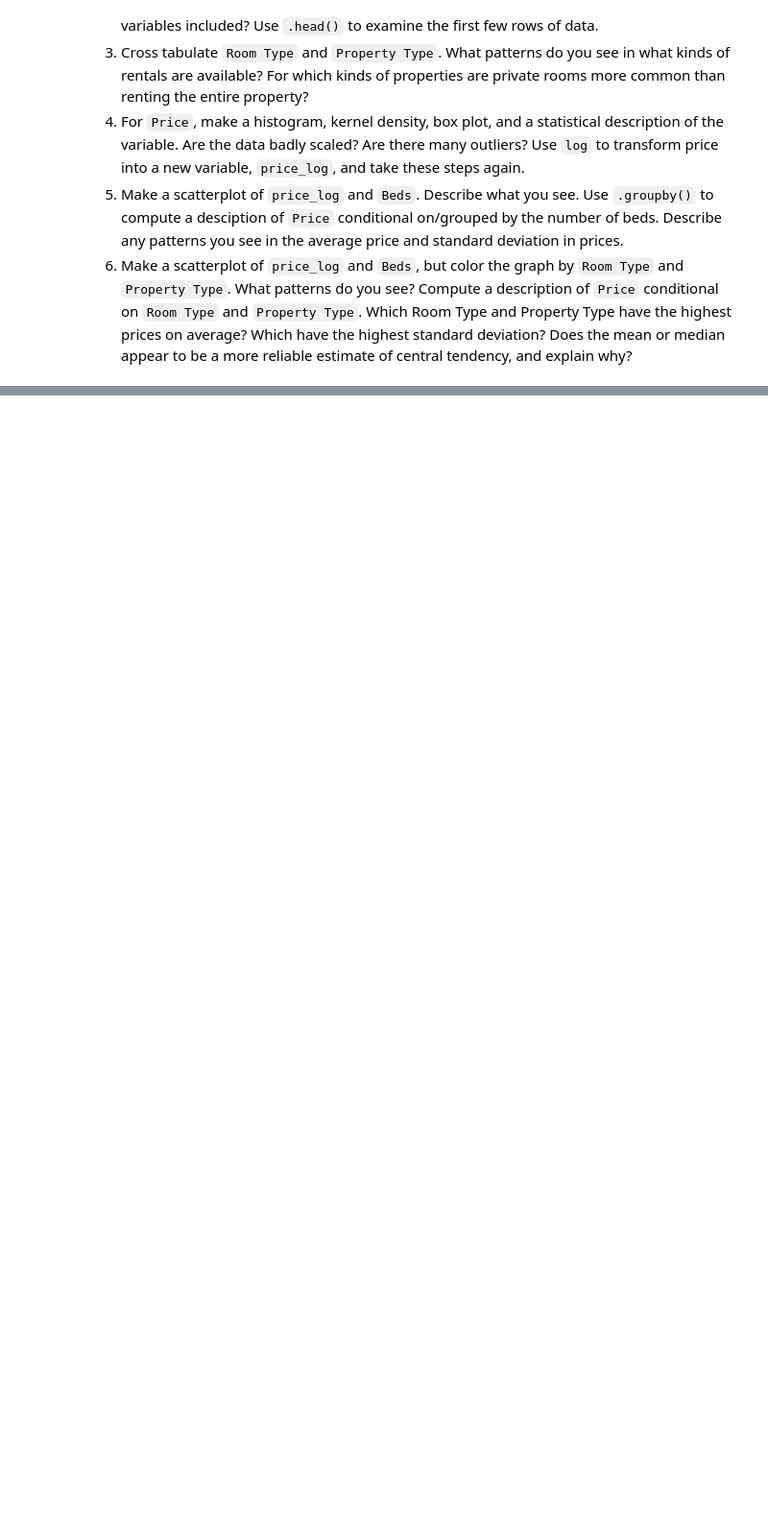
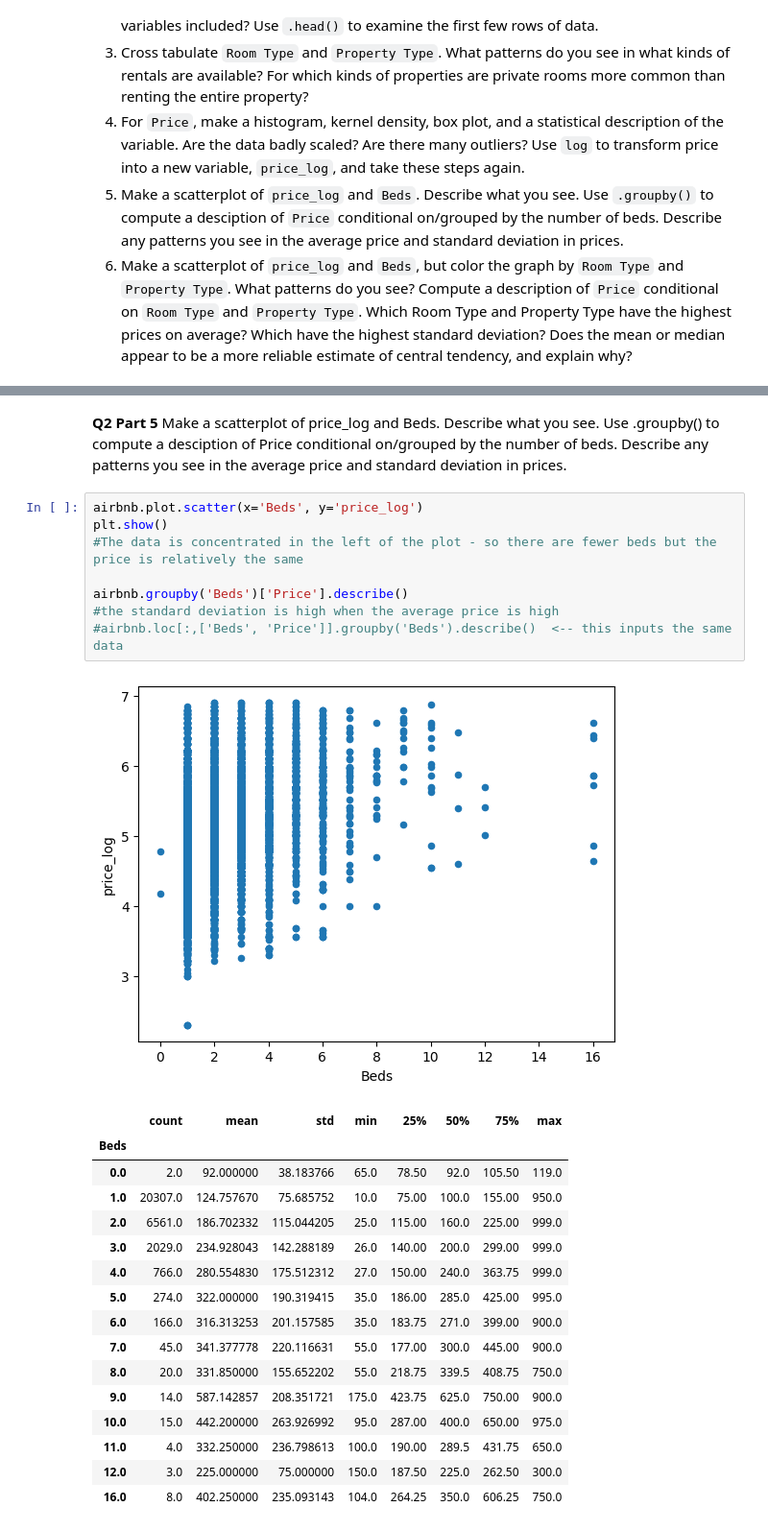
Before and after one commit to ap-vp/eda_assignment, a Jupyter notebook: assignment.ipynb, the cells around one changed output, grey strips where cells are left out. Shown at 96% size. Drawn from its saved outputs; the diff is of its cells as text; blank space fills up the shorter version.

```diff
--- a/assignment.ipynb
+++ b/assignment.ipynb
@@ -42,0 +138,29 @@ FileNotFoundError: [Errno 2] No such file or directory: './airbnb_hw(1).csv'
+# %% [markdown]
+**Q2 Part 5**
+Make a scatterplot of price_log and Beds. Describe what you see. Use .groupby() to compute a desciption of Price conditional on/grouped by the number of beds. Describe any patterns you see in the average price and standard deviation in prices.
+# %%
+airbnb.plot.scatter(x='Beds', y='price_log')
+plt.show()
+#The data is concentrated in the left of the plot - so there are fewer beds but the price is relatively the same
+
+airbnb.groupby('Beds')['Price'].describe()
+#the standard deviation is high when the average price is high
+#airbnb.loc[:,['Beds', 'Price']].groupby('Beds').describe()  <-- this inputs the same data
+# %% [output]
+[figure, added]
+|  | count | mean | std | min | 25% | 50% | 75% | max |
+| Beds |  |  |  |  |  |  |  |  |
+| 0.0 | 2.0 | 92.000000 | 38.183766 | 65.0 | 78.50 | 92.0 | 105.50 | 119.0 |
+| 1.0 | 20307.0 | 124.757670 | 75.685752 | 10.0 | 75.00 | 100.0 | 155.00 | 950.0 |
+| 2.0 | 6561.0 | 186.702332 | 115.044205 | 25.0 | 115.00 | 160.0 | 225.00 | 999.0 |
+| 3.0 | 2029.0 | 234.928043 | 142.288189 | 26.0 | 140.00 | 200.0 | 299.00 | 999.0 |
+| 4.0 | 766.0 | 280.554830 | 175.512312 | 27.0 | 150.00 | 240.0 | 363.75 | 999.0 |
+| 5.0 | 274.0 | 322.000000 | 190.319415 | 35.0 | 186.00 | 285.0 | 425.00 | 995.0 |
+| 6.0 | 166.0 | 316.313253 | 201.157585 | 35.0 | 183.75 | 271.0 | 399.00 | 900.0 |
+| 7.0 | 45.0 | 341.377778 | 220.116631 | 55.0 | 177.00 | 300.0 | 445.00 | 900.0 |
+| 8.0 | 20.0 | 331.850000 | 155.652202 | 55.0 | 218.75 | 339.5 | 408.75 | 750.0 |
+| 9.0 | 14.0 | 587.142857 | 208.351721 | 175.0 | 423.75 | 625.0 | 750.00 | 900.0 |
+| 10.0 | 15.0 | 442.200000 | 263.926992 | 95.0 | 287.00 | 400.0 | 650.00 | 975.0 |
+| 11.0 | 4.0 | 332.250000 | 236.798613 | 100.0 | 190.00 | 289.5 | 431.75 | 650.0 |
+| 12.0 | 3.0 | 225.000000 | 75.000000 | 150.0 | 187.50 | 225.0 | 262.50 | 300.0 |
+| 16.0 | 8.0 | 402.250000 | 235.093143 | 104.0 | 264.25 | 350.0 | 606.25 | 750.0 |
```
Also changed, not shown: parts of 10 cells of this notebook.
